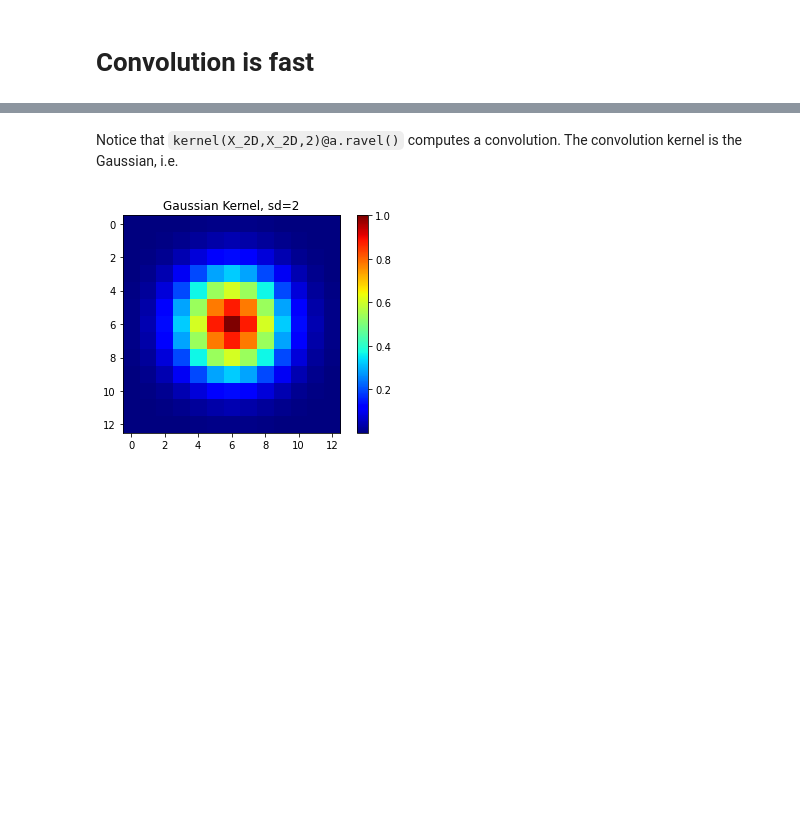
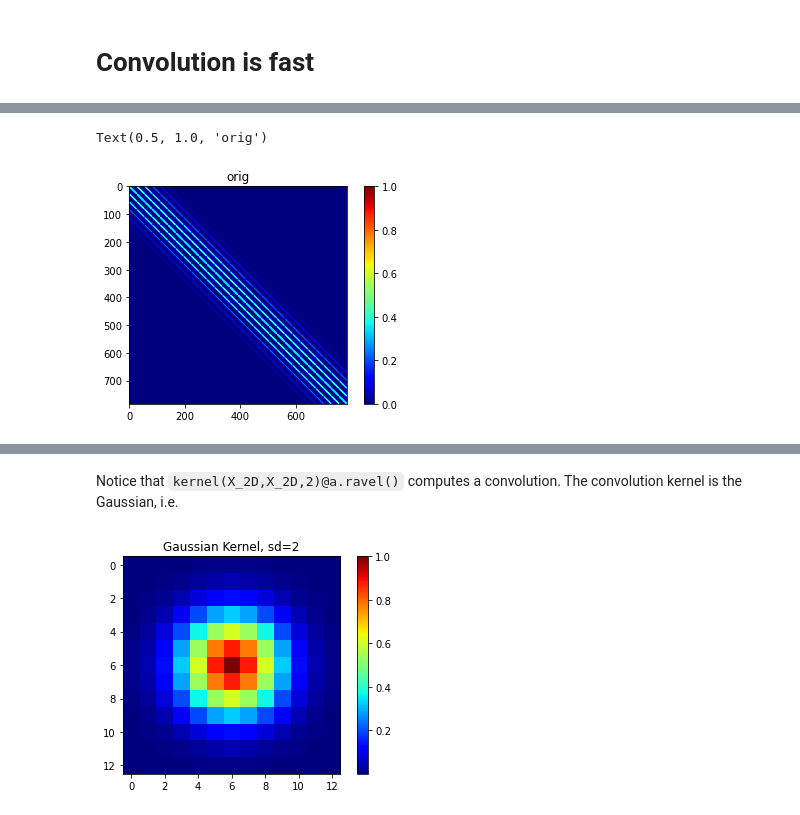
Before and after one commit to totoyoyo/deformable-template-capstone, a Jupyter notebook: Toto convolution.ipynb, the cells around one changed output, grey strips where cells are left out. Cells and saved outputs as stored; diff of their text form; code cells hidden in the pictures; blank space fills up the shorter version.

```diff
--- a/Toto convolution.ipynb
+++ b/Toto convolution.ipynb
@@ -37,3 +68,11 @@ def kernel(X1, X2, l=1, sigma_f=1.0):
+# %%
+orig = kernel(X_2D,X_2D,2)
+plt.imshow(orig, cmap = 'jet')
+plt.colorbar();
+plt.title("orig")
+# %% [output]
+Text(0.5, 1.0, 'orig')
+[figure, added]
 # %%
 a = np.zeros((n,m))
 a[6:15,6:22] = 1
```
Also changed, not shown: parts of 6 cells of this notebook, 5 other files.
